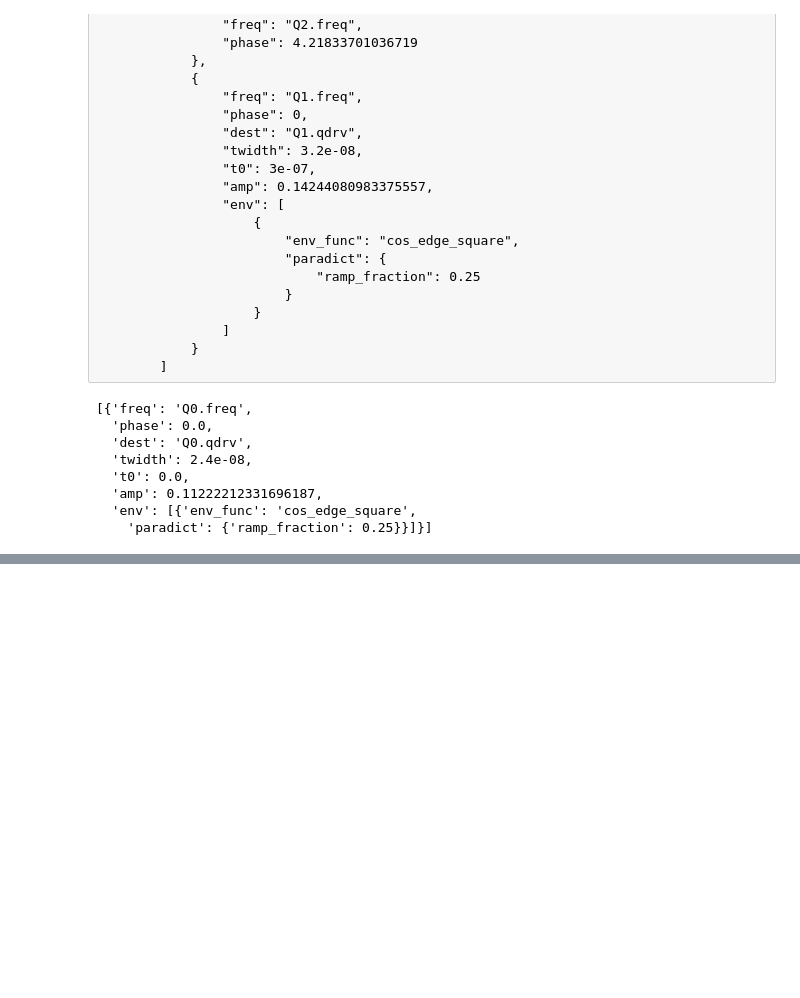
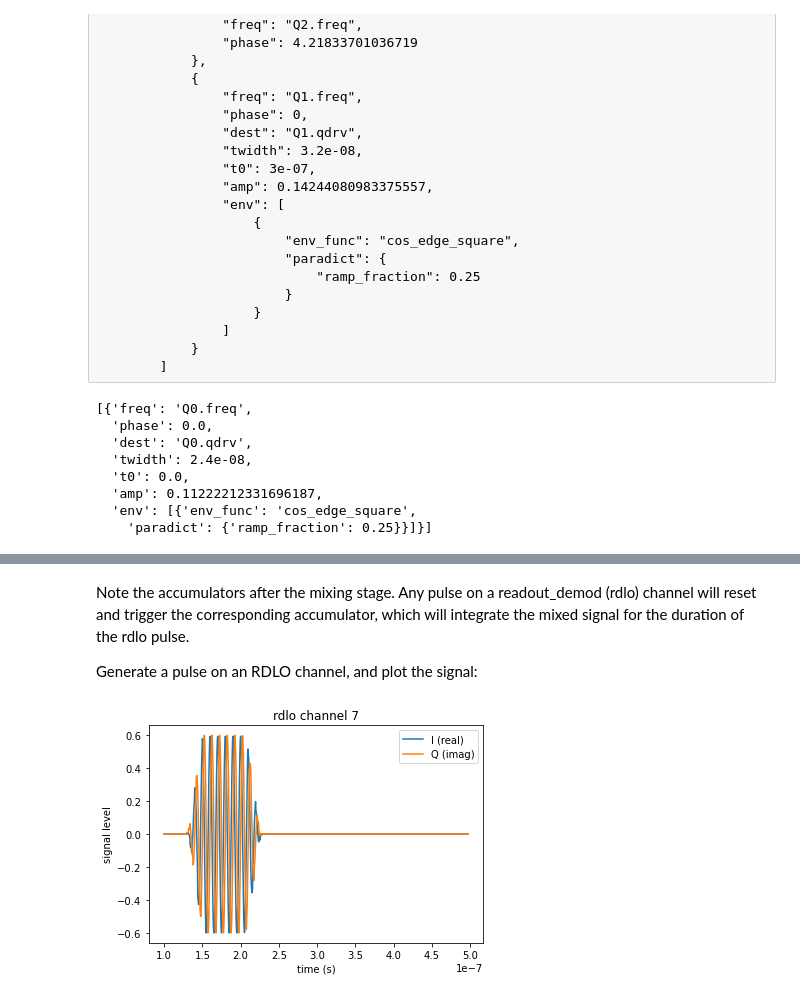
Before and after one commit to lblQubic/qce23tutorial, a Jupyter notebook: Simulating Pulse Outputs Part 1.ipynb, the cells around one changed output, grey strips where cells are left out. Saved outputs shown, nothing was run; the diff lists cells and outputs as text; code cells hidden in the pictures; blank space fills up the shorter version.

```diff
--- a/Simulating Pulse Outputs Part 1.ipynb
+++ b/Simulating Pulse Outputs Part 1.ipynb
@@ -338,0 +382,17 @@ compiled_prog = tc.run_compile_stage(circuit, fpga_config, qchip)
+# %% [markdown]
+Note the accumulators after the mixing stage. Any pulse on a readout_demod (rdlo) channel will reset and trigger the corresponding accumulator, which will integrate the mixed signal for the duration of the rdlo pulse.
+
+Generate a pulse on an RDLO channel, and plot the signal:
+# %%
+circuit = [{'name': 'pulse', 'phase': 0, 'freq': 100.e6, 'amp': 0.6, 'twidth': 1e-07,
+     'env': {'env_func': 'cos_edge_square', 'paradict': {'ramp_fraction': 0.25}},
+     'dest': 'Q0.rdlo'}]
+
+compiled_prog = tc.run_compile_stage(circuit, fpga_config, qchip)
+asm_prog = tc.run_assemble_stage(compiled_prog, channel_configs)
+# %%
+client.run_program(asm_prog, sim_time=500.e-9, capture_demod=True) #run the program, and tell the simulator to store the demod signals
+# %%
+client.plot_rdlo(channel_configs['Q0.rdlo'].core_ind, 100.e-9)
+# %% [output]
+[figure, added]
```
Also changed, not shown: parts of 36 cells of this notebook, 1 other file.
